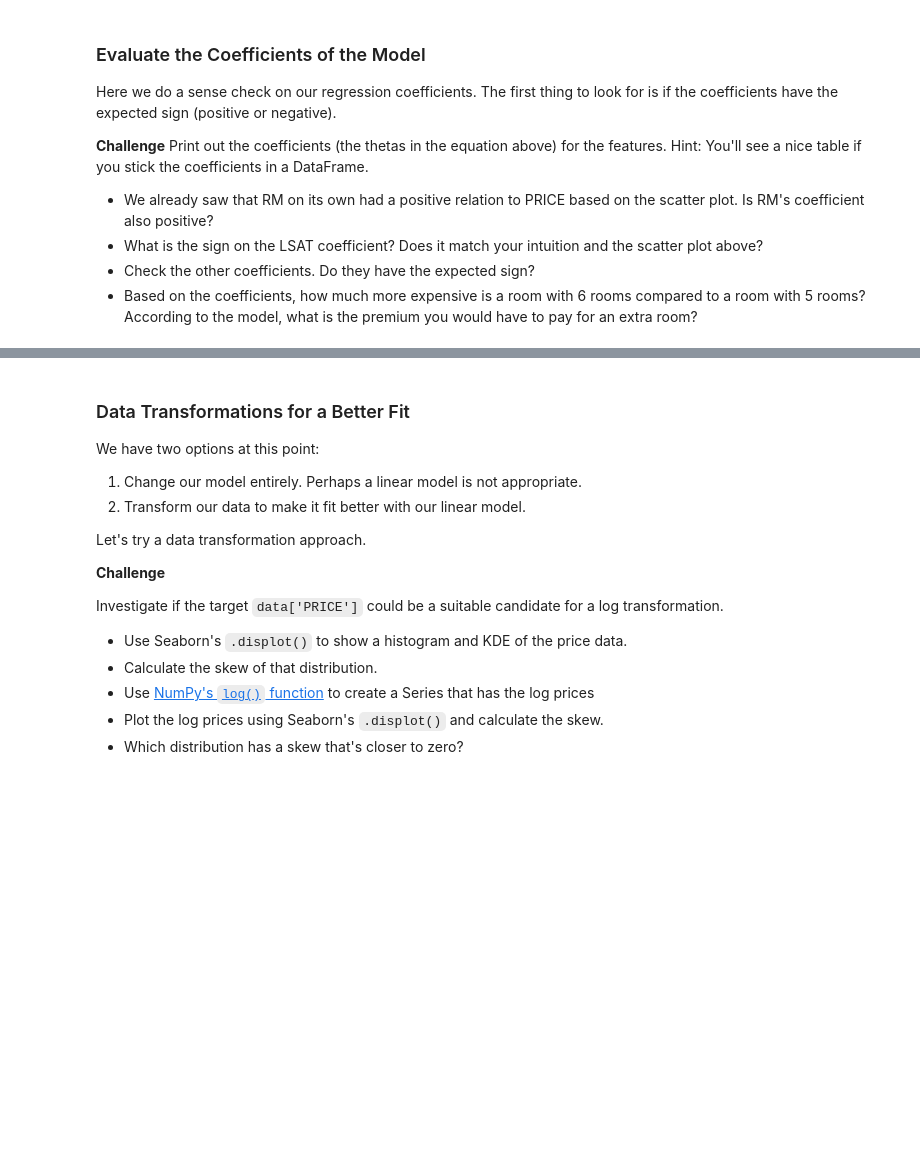
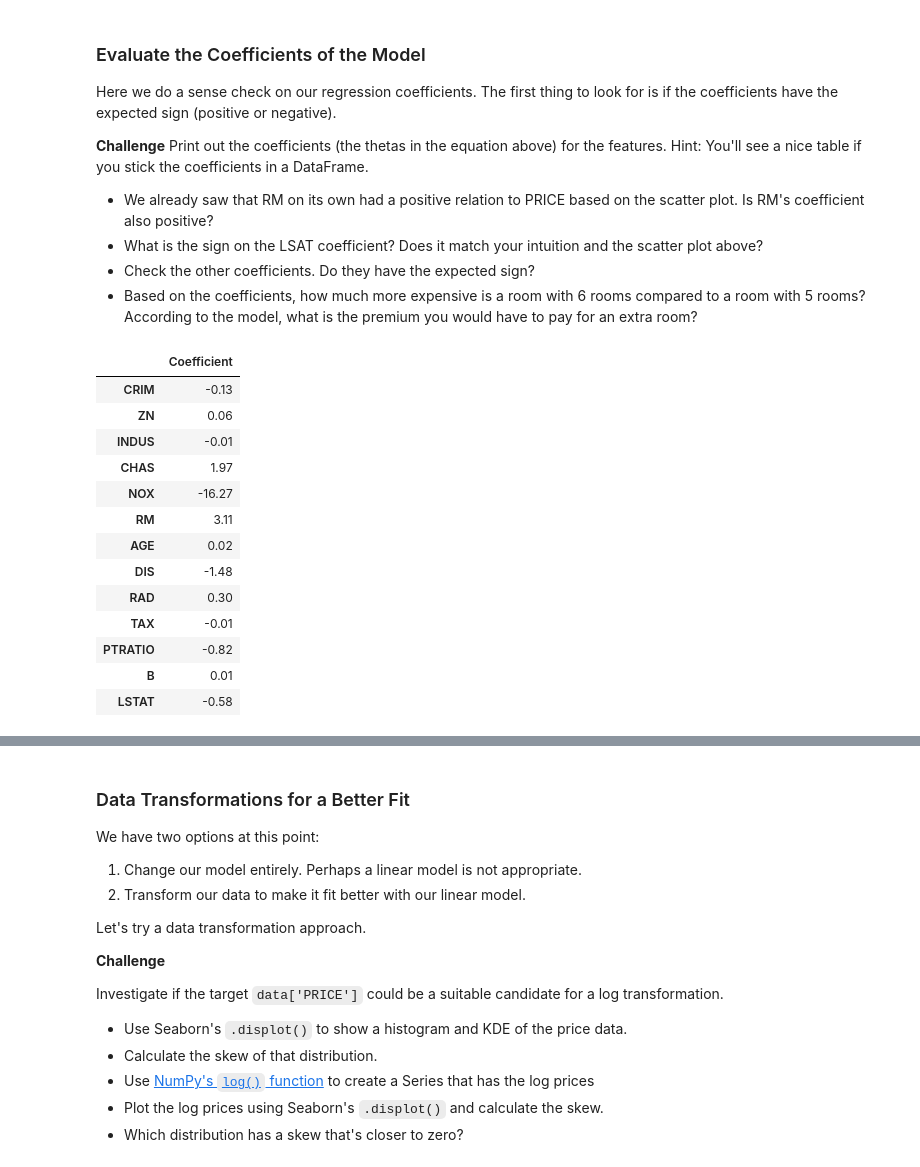
Before and after one commit to shahiddhariwala/boston_housing_prediction, a Jupyter notebook: Multivariable_Regression_and_Valuation_Model_(start).ipynb, the cells around one changed output, grey strips where cells are left out. Cells and saved outputs as stored; diff of their text form; code cells hidden in the pictures; blank space fills up the shorter version.

```diff
--- a/Multivariable_Regression_and_Valuation_Model_(start).ipynb
+++ b/Multivariable_Regression_and_Valuation_Model_(start).ipynb
@@ -551,3 +540,21 @@ Here we do a sense check on our regression coefficients. The first thing to look
 * What is the sign on the LSAT coefficient? Does it match your intuition and the scatter plot above?
 * Check the other coefficients. Do they have the expected sign?
 * Based on the coefficients, how much more expensive is a room with 6 rooms compared to a room with 5 rooms? According to the model, what is the premium you would have to pay for an extra room?
+# %%
+regr_coef = pd.DataFrame(data=regr.coef_, index=X_train.columns, columns=['Coefficient'])
+regr_coef
+# %% [output]
+|  | Coefficient |
+| CRIM | -0.13 |
+| ZN | 0.06 |
+| INDUS | -0.01 |
+| CHAS | 1.97 |
+| NOX | -16.27 |
+| RM | 3.11 |
+| AGE | 0.02 |
+| DIS | -1.48 |
+| RAD | 0.30 |
+| TAX | -0.01 |
+| PTRATIO | -0.82 |
+| B | 0.01 |
+| LSTAT | -0.58 |
```
Also changed, not shown: parts of 10 cells of this notebook.
